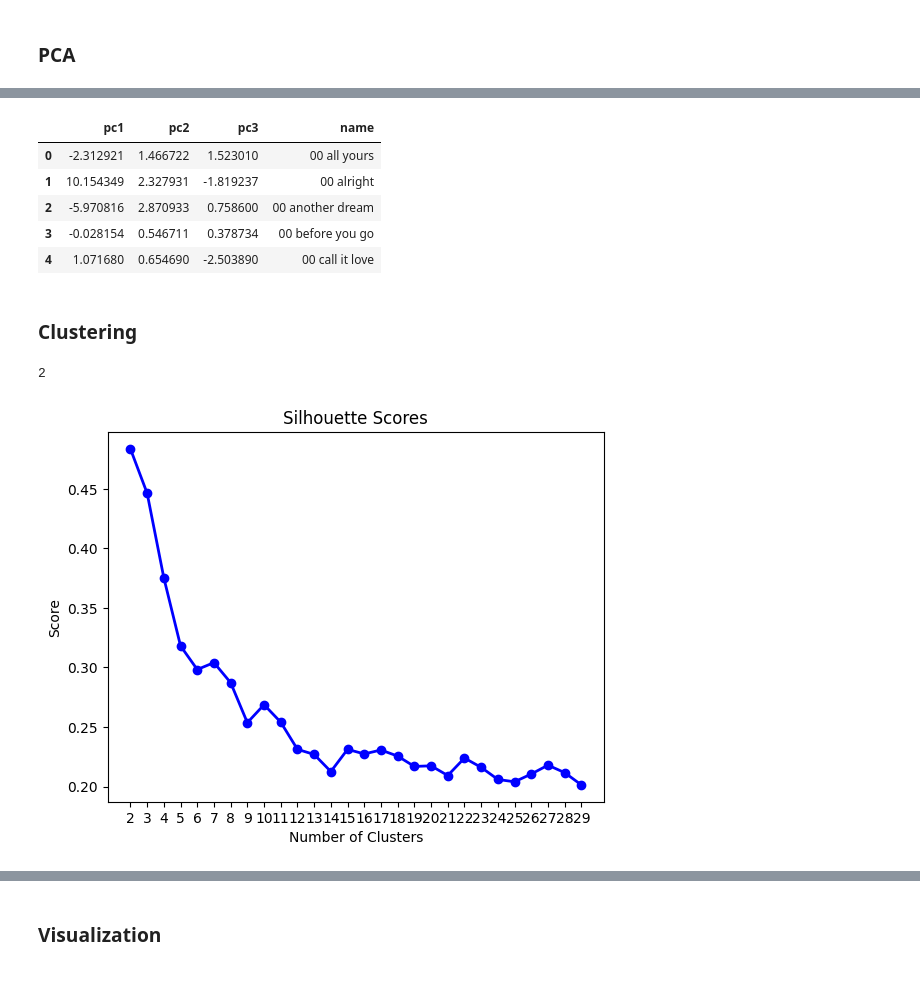
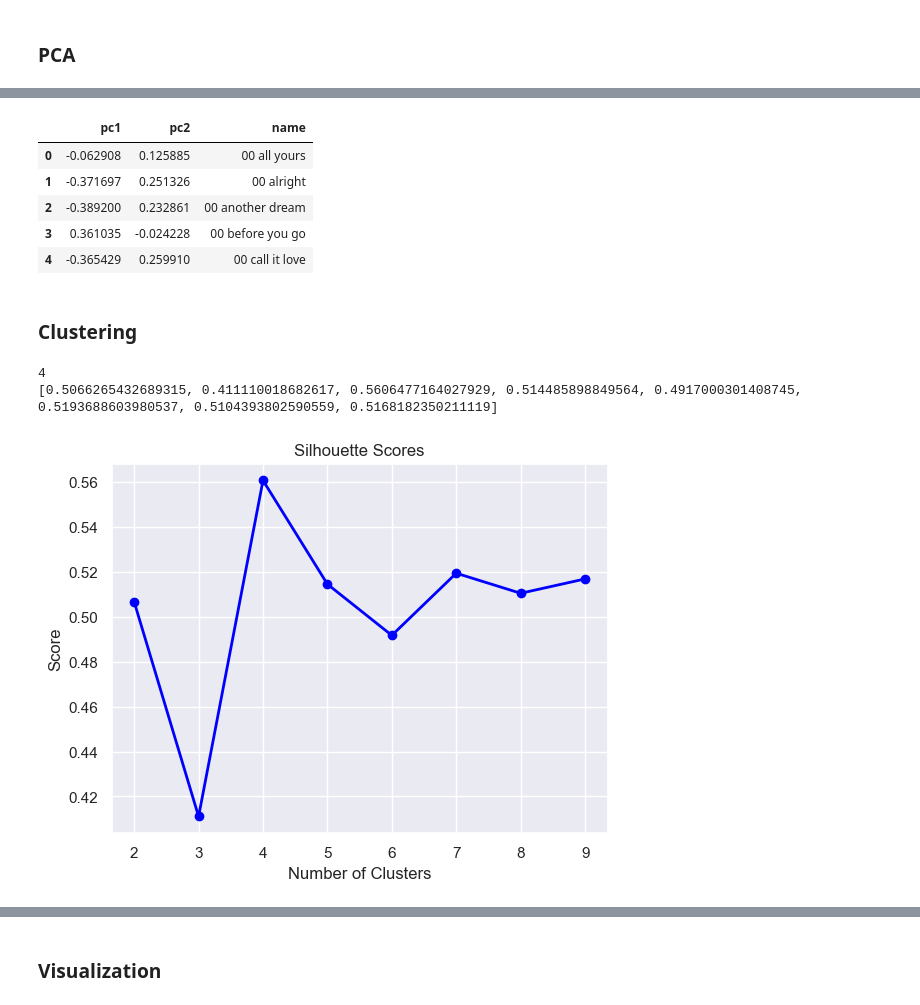
Before and after one commit to nightrainlily/turntable, a Jupyter notebook: main.ipynb, the cells around one changed output, grey strips where cells are left out. Saved outputs shown, nothing was run; the diff lists cells and outputs as text; code cells hidden in the pictures.

```diff
--- a/main.ipynb
+++ b/main.ipynb
@@ -296,0 +287,12 @@ plt.show()
+# %%
+loadings = pca.components_
+n_features = pca.n_features_in_
+feature_names = X_e.columns
+
+pc_list = [f'PC{i}' for i in list(range(1, n_features + 1))]
+pc_loadings = dict(zip(pc_list, loadings))
+
+loadings_df = pd.DataFrame.from_dict(pc_loadings)
+loadings_df['feature_names'] = feature_names
+loadings_df = loadings_df.set_index('feature_names')
+loadings_df
@@ -296,0 +311,16 @@ plt.show()
+# %%
+xs = loadings[0]
+ys = loadings[1]
+
+for i, varnames in enumerate(feature_names):
+    plt.scatter(xs[i], ys[i], s=200)
+    plt.text(xs[i], ys[i], varnames)
+
+xticks = np.linspace(-0.8, 0.8, num=5)
+yticks = np.linspace(-0.8, 0.8, num=5)
+plt.xticks(xticks)
+plt.yticks(yticks)
+plt.xlabel('PC1')
+plt.ylabel('PC2')
+plt.title('2D Loading plot')
+plt.show()
@@ -297,14 +329,14 @@ plt.show()
 # %%
-pc['name'] = playlist_features['name']
-pc.columns = ['pc1', 'pc2', 'pc3', 'name']
+pc['name'] = playlist_features.index
+pc.columns = ['pc1', 'pc2', 'name']
 pc.head()
 # %% [output]
-|  | pc1 | pc2 | pc3 | name |
-| 0 | -2.312921 | 1.466722 | 1.523010 | 00 all yours |
-| 1 | 10.154349 | 2.327931 | -1.819237 | 00 alright |
-| 2 | -5.970816 | 2.870933 | 0.758600 | 00 another dream |
-| 3 | -0.028154 | 0.546711 | 0.378734 | 00 before you go |
-| 4 | 1.071680 | 0.654690 | -2.503890 | 00 call it love |
+|  | pc1 | pc2 | name |
+| 0 | -0.062908 | 0.125885 | 00 all yours |
+| 1 | -0.371697 | 0.251326 | 00 alright |
+| 2 | -0.389200 | 0.232861 | 00 another dream |
+| 3 | 0.361035 | -0.024228 | 00 before you go |
+| 4 | -0.365429 | 0.259910 | 00 call it love |
 # %% [markdown]
 ### Clustering
 # %%
@@ -320,7 +353,7 @@ s_scores = []
 
 num_clusters = 1
 low_score = -1
-for i in range(2, 30):
+for i in range(2, 10):
     s = silhouette_score(X, kmedoids(n_clusters=i, random_state=42).fit_predict(X))
     s_scores.append(s)
     if s > low_score:
@@ -328,17 +361,19 @@ for i in range(2, 30):
         num_clusters = i
 
 print(num_clusters)
+print(s_scores)
 # %% [output]
-2
+4
+[0.5066265432689315, 0.411110018682617, 0.5606477164027929, 0.514485898849564, 0.4917000301408745, 0.5193688603980537, 0.5104393802590559, 0.5168182350211119]
 # %%
 import matplotlib.pyplot as plt
 
-plt.plot(range(2, 30), s_scores, 'o-', linewidth=2, color='blue')
-plt.xticks(range(2, 30))
+plt.plot(range(2, 10), s_scores, 'o-', linewidth=2, color='blue')
+plt.xticks(range(2, 10))
 plt.title('Silhouette Scores')
 plt.xlabel('Number of Clusters')
 plt.ylabel('Score')
 plt.show()
 # %% [output]
-[figure, old version]
+[figure, new version]
 # %%
```
Also changed, not shown: parts of 24 cells of this notebook, 4 other files.
